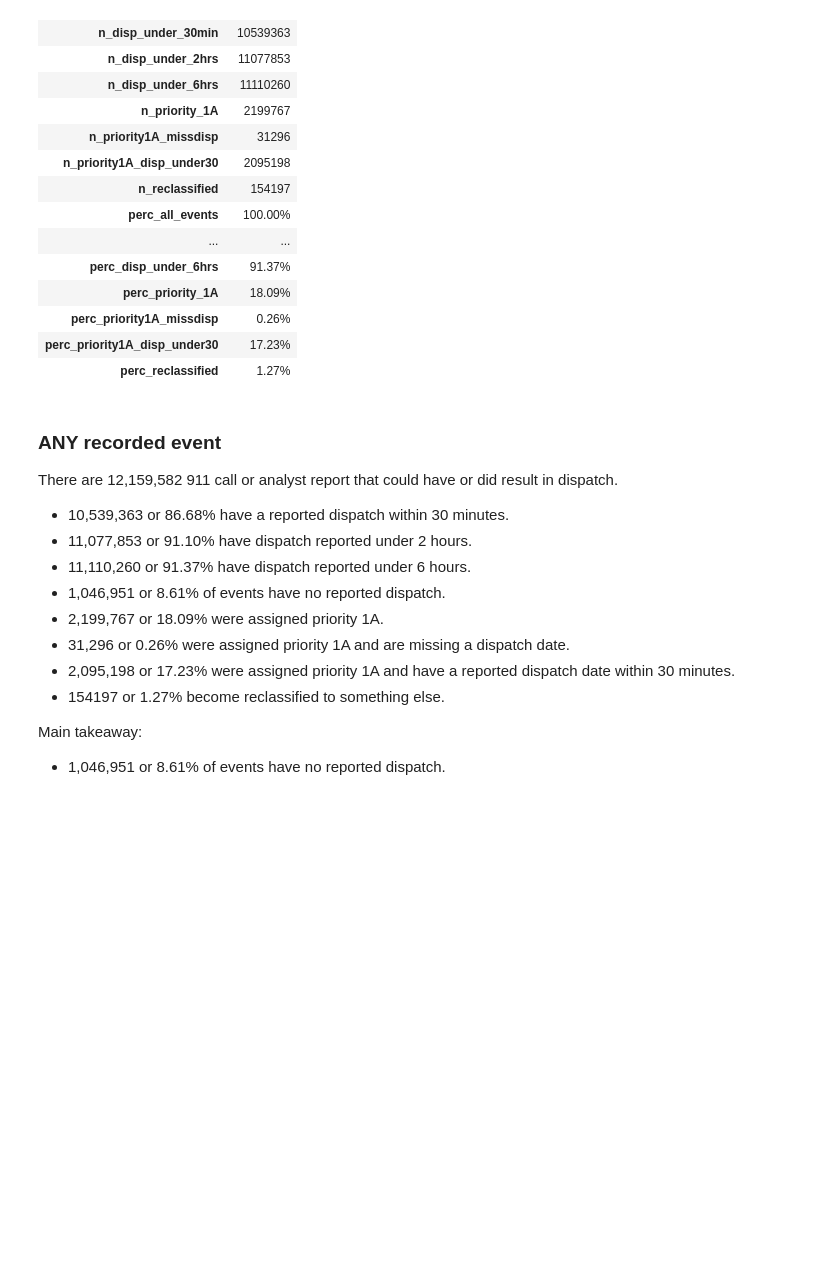
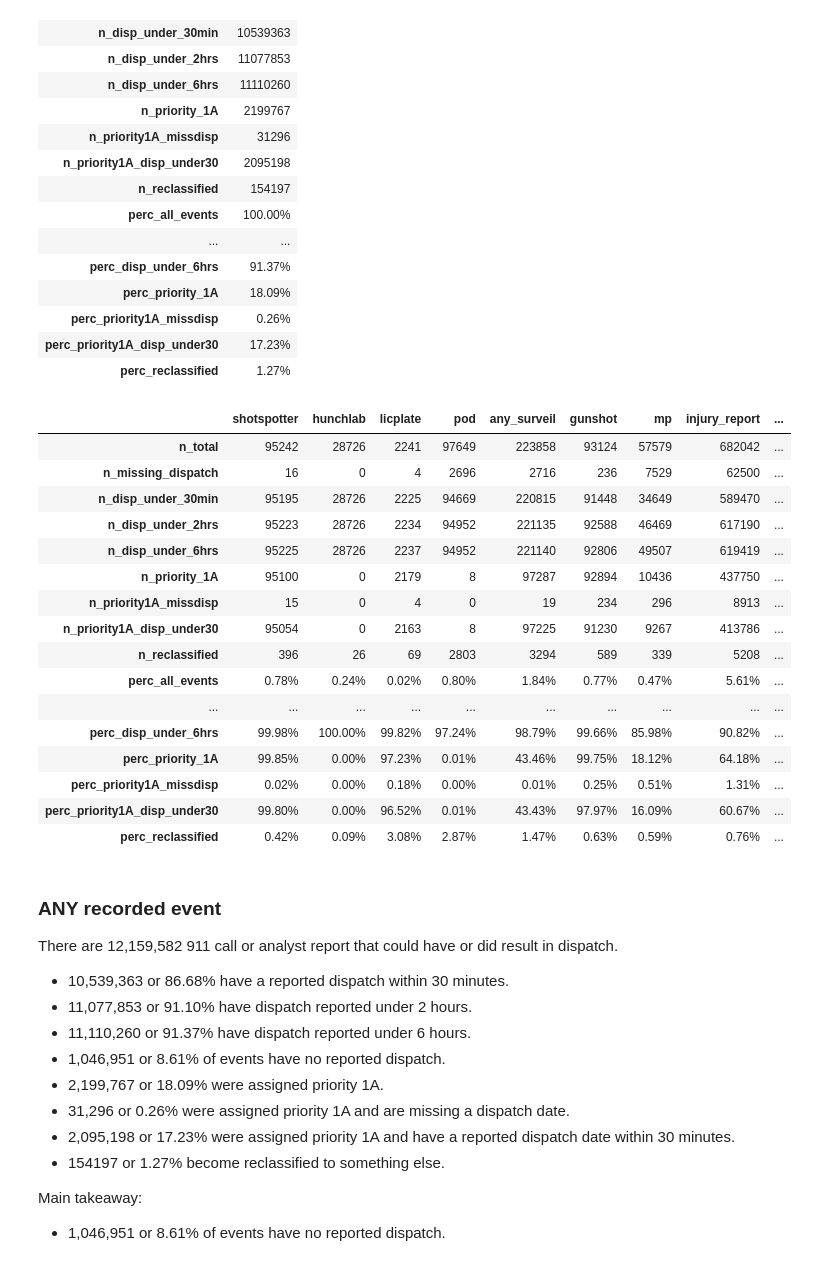
Before and after one commit to HRDAG/US-IL-ShotSpotter, a Jupyter notebook: write/note/tech_racial_justice.ipynb, the cells around one changed output. Cells and saved outputs as stored; diff of their text form; code cells hidden in the pictures; blank space fills up the shorter version.

```diff
--- a/write/note/tech_racial_justice.ipynb
+++ b/write/note/tech_racial_justice.ipynb
@@ -174,6 +161,26 @@ base_df[ncols+perccols].T
 | perc_priority1A_missdisp | 0.26% |
 | perc_priority1A_disp_under30 | 17.23% |
 | perc_reclassified | 1.27% |
+# %%
+magic[ncols+perccols].T
+# %% [output]
+|  | shotspotter | hunchlab | licplate | pod | any_surveil | gunshot | mp | injury_report | ... |
+| n_total | 95242 | 28726 | 2241 | 97649 | 223858 | 93124 | 57579 | 682042 | ... |
+| n_missing_dispatch | 16 | 0 | 4 | 2696 | 2716 | 236 | 7529 | 62500 | ... |
+| n_disp_under_30min | 95195 | 28726 | 2225 | 94669 | 220815 | 91448 | 34649 | 589470 | ... |
+| n_disp_under_2hrs | 95223 | 28726 | 2234 | 94952 | 221135 | 92588 | 46469 | 617190 | ... |
+| n_disp_under_6hrs | 95225 | 28726 | 2237 | 94952 | 221140 | 92806 | 49507 | 619419 | ... |
+| n_priority_1A | 95100 | 0 | 2179 | 8 | 97287 | 92894 | 10436 | 437750 | ... |
+| n_priority1A_missdisp | 15 | 0 | 4 | 0 | 19 | 234 | 296 | 8913 | ... |
+| n_priority1A_disp_under30 | 95054 | 0 | 2163 | 8 | 97225 | 91230 | 9267 | 413786 | ... |
+| n_reclassified | 396 | 26 | 69 | 2803 | 3294 | 589 | 339 | 5208 | ... |
+| perc_all_events | 0.78% | 0.24% | 0.02% | 0.80% | 1.84% | 0.77% | 0.47% | 5.61% | ... |
+| ... | ... | ... | ... | ... | ... | ... | ... | ... | ... |
+| perc_disp_under_6hrs | 99.98% | 100.00% | 99.82% | 97.24% | 98.79% | 99.66% | 85.98% | 90.82% | ... |
+| perc_priority_1A | 99.85% | 0.00% | 97.23% | 0.01% | 43.46% | 99.75% | 18.12% | 64.18% | ... |
+| perc_priority1A_missdisp | 0.02% | 0.00% | 0.18% | 0.00% | 0.01% | 0.25% | 0.51% | 1.31% | ... |
+| perc_priority1A_disp_under30 | 99.80% | 0.00% | 96.52% | 0.01% | 43.43% | 97.97% | 16.09% | 60.67% | ... |
+| perc_reclassified | 0.42% | 0.09% | 3.08% | 2.87% | 1.47% | 0.63% | 0.59% | 0.76% | ... |
 # %% [markdown]
 ### ANY recorded event
 There are 12,159,582 911 call or analyst report that could have or did result in dispatch.
```
Also changed, not shown: parts of 14 cells of this notebook.
